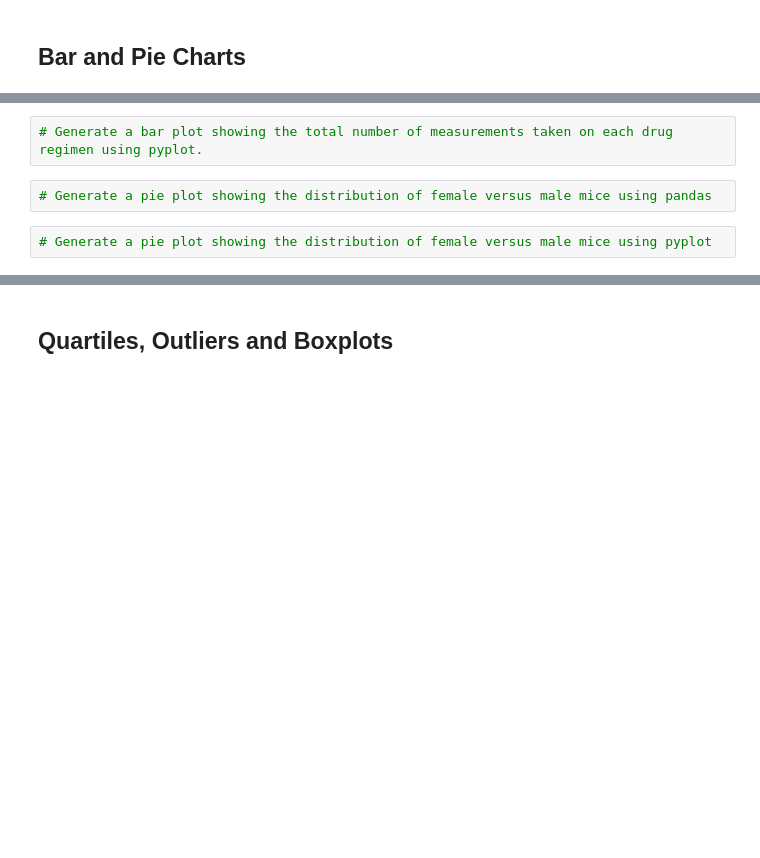
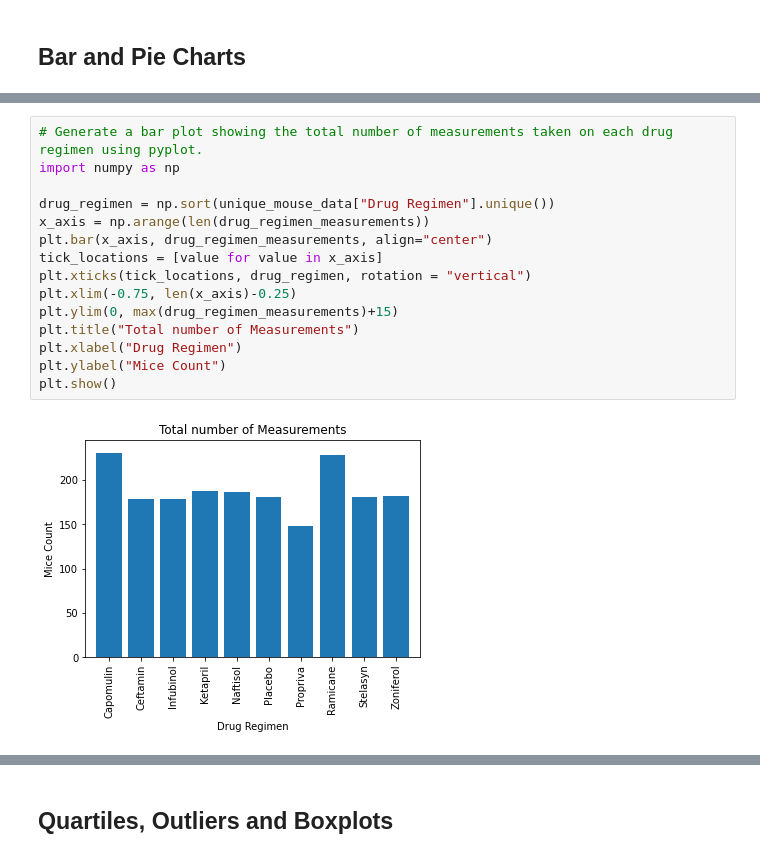
Before and after one commit to Ainash-Toleu/matplotlib-challenge, a Jupyter notebook: pymaceuticals_starter.ipynb, the cells around one changed output, grey strips where cells are left out. Cells and saved outputs as stored; diff of their text form; blank space fills up the shorter version.

```diff
--- a/pymaceuticals_starter.ipynb
+++ b/pymaceuticals_starter.ipynb
@@ -151,6 +158,17 @@ mouse_data.agg(["mean", "median", "var", "std", "sem"])
-# %%
-# Generate a bar plot showing the total number of measurements taken on each drug regimen using pyplot.
-# %%
-# Generate a pie plot showing the distribution of female versus male mice using pandas
-# %%
-# Generate a pie plot showing the distribution of female versus male mice using pyplot
+# %%
+# Generate a bar plot showing the total number of measurements taken on each drug regimen using pyplot.
+import numpy as np
+
+drug_regimen = np.sort(unique_mouse_data["Drug Regimen"].unique())
+x_axis = np.arange(len(drug_regimen_measurements))
+plt.bar(x_axis, drug_regimen_measurements, align="center")
+tick_locations = [value for value in x_axis]
+plt.xticks(tick_locations, drug_regimen, rotation = "vertical")
+plt.xlim(-0.75, len(x_axis)-0.25)
+plt.ylim(0, max(drug_regimen_measurements)+15)
+plt.title("Total number of Measurements")
+plt.xlabel("Drug Regimen")
+plt.ylabel("Mice Count")
+plt.show()
+# %% [output]
+[figure, added]
```
Also changed, not shown: parts of 3 cells of this notebook.
